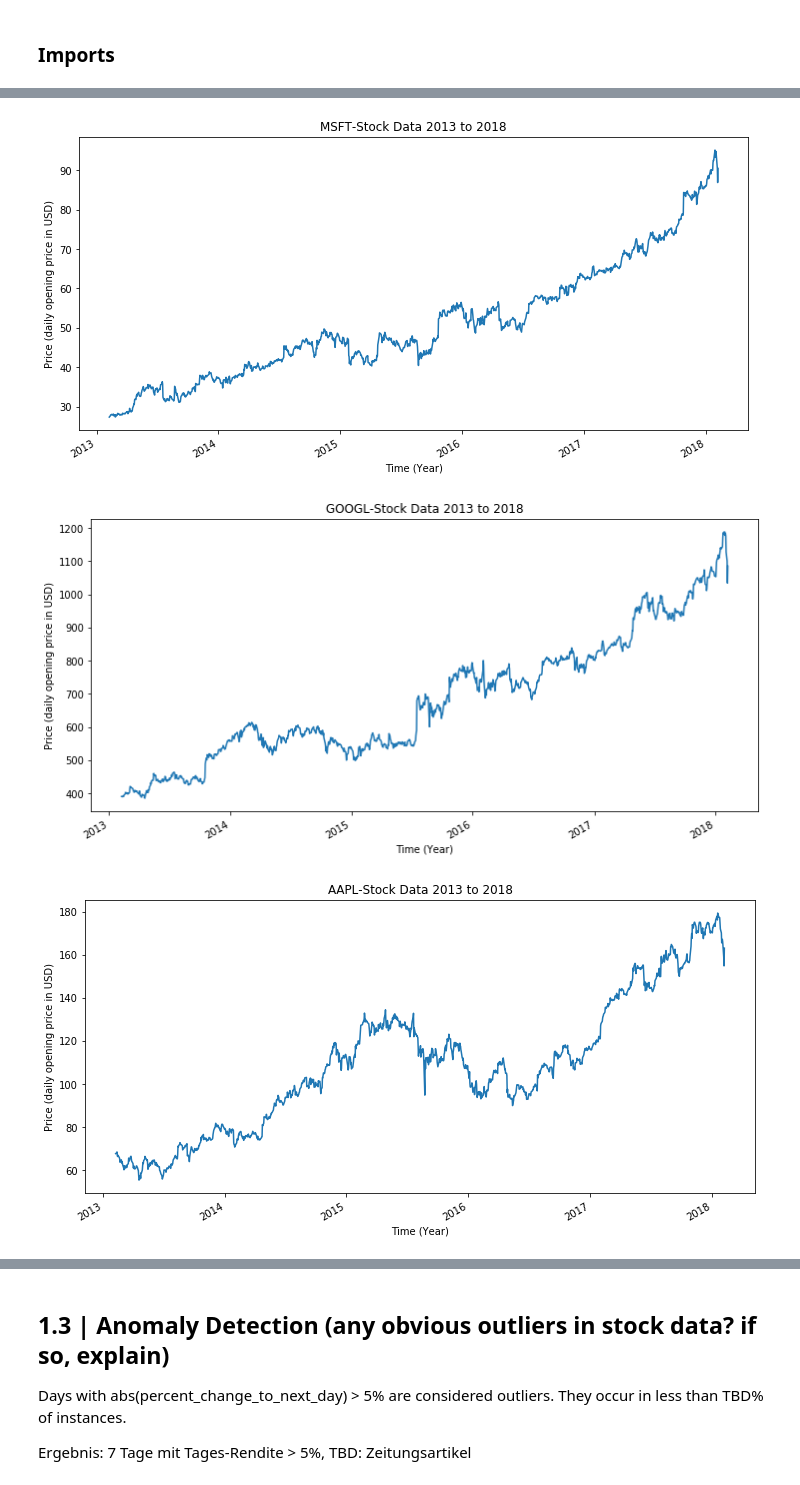
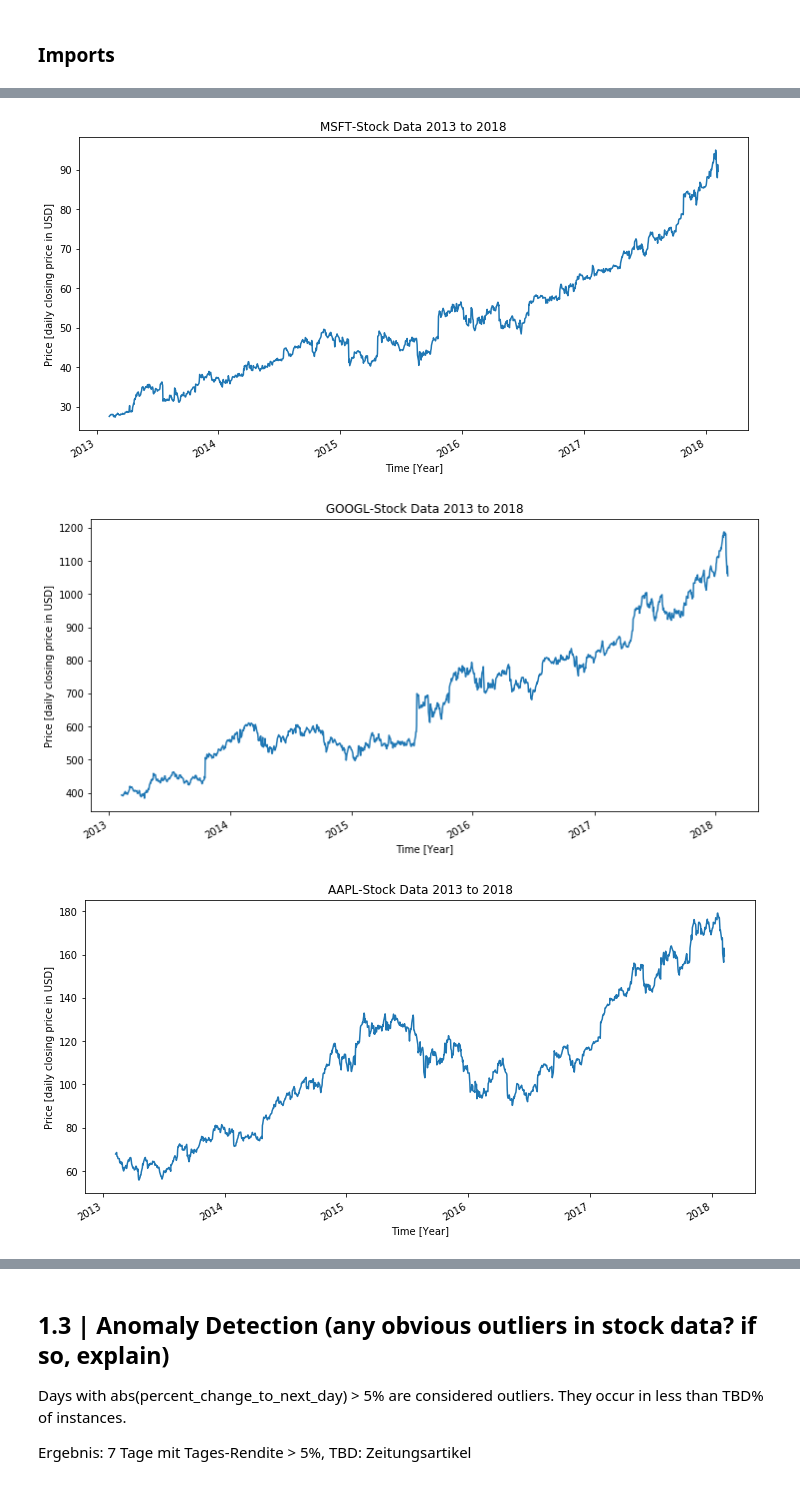
Before and after one commit to feschu/BSc-Thesis-ML, a Jupyter notebook: Evaluation of DT and RF Classifiers in the Financial Domain.ipynb, the cells around one changed output, grey strips where cells are left out. Cells and saved outputs as stored; diff of their text form; code cells hidden in the pictures.

Commit message:
Define constants at beginning and plot close, not open, for consistency

```diff
--- a/Evaluation of DT and RF Classifiers in the Financial Domain.ipynb
+++ b/Evaluation of DT and RF Classifiers in the Financial Domain.ipynb
@@ -46,16 +54,16 @@ APPLE_DATA = "Datasets/Kaggle_SnP500_AAPL_2013-2018.csv"
 def load_OHLC_data(filename=MICROSOFT_DATA):
     """
     Loads basic stock data (date, name, open, high, low, close) from a given .CSV file and returns a corresponding DataFrame.
-    Unnecessary categorical columns are dropped, and necessary columns (e.g. classification target) are added.
+    Unnecessary categorical columns are dropped, and necessary columns (e.g. month as number) are added.
     """
     try:
         df = pd.read_csv(filename)
 
         # Visualize loaded time series data
         df["date"] = pd.to_datetime(df["date"])
-        df.plot(x='date', y='open', figsize=(12,6), legend=None)
-        plt.xlabel('Time (Year)')
-        plt.ylabel('Price (daily opening price in USD)')
+        df.plot(x='date', y='close', figsize=(12,6), legend=None)
+        plt.xlabel('Time [Year]')
+        plt.ylabel('Price [daily closing price in USD]')
         plt.title(df["Name"][0] + '-Stock Data 2013 to 2018');
         plt.savefig("./Plots/" + df["Name"][0] + "-Stock-Price-Plot.jpeg")
 
@@ -64,15 +72,6 @@ def load_OHLC_data(filename=MICROSOFT_DATA):
 
         # Convert date to month to possibly detect cyclicality (e.g. christmas effect) in time series
         df["month"] = df["date"].astype("datetime64[ns]").dt.month
-
-        # Create basis for classification target variable
-        df["return_in_1d"] = df["close"].shift(-1)/df["close"]-1
-        # df["return_in_3d"] = df["close"].shift(-3)/df["close"]-1
-        # df["return_in_5d"] = df["close"].shift(-5)/df["close"]-1
-        # df["return_in_10d"] = df["close"].shift(-10)/df["close"]-1
-        # df["return_in_30d"] = df["close"].shift(-20)/df["close"]-1
-        # df["return_in_100d"] = df["close"].shift(-20)/df["close"]-1
-        # df["return_in_365"] = df["close"].shift(-20)/df["close"]-1
 
         print("Loaded DataFrame has the following columns:")
         for col in df:
@@ -110,5 +109,5 @@ df.head():
 [figure]
 [figure]
-[figure, old version]
+[figure, new version]
 # %% [markdown]
 ## 1.2 | Extract Features
```
Also changed, not shown: parts of 7 cells of this notebook, 3 other files.
